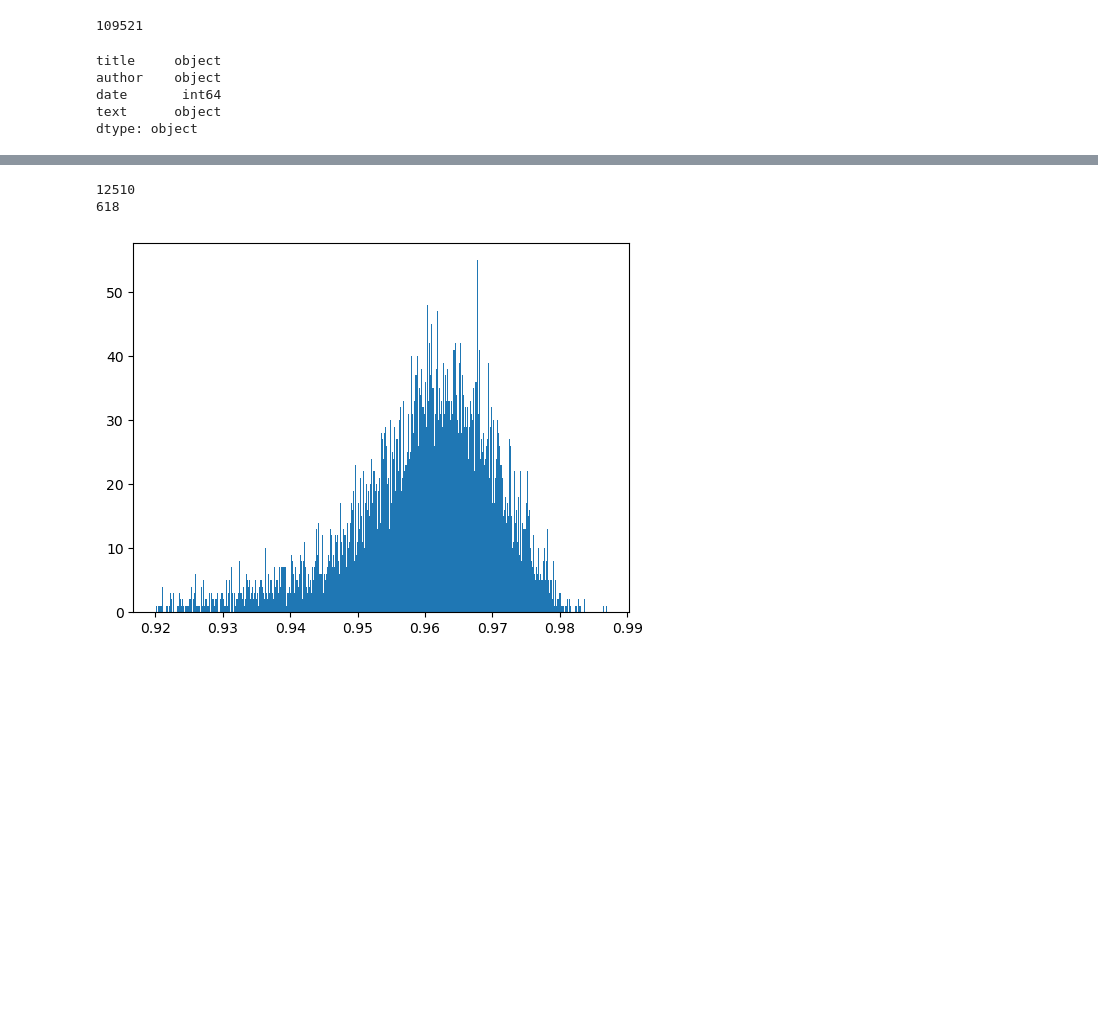
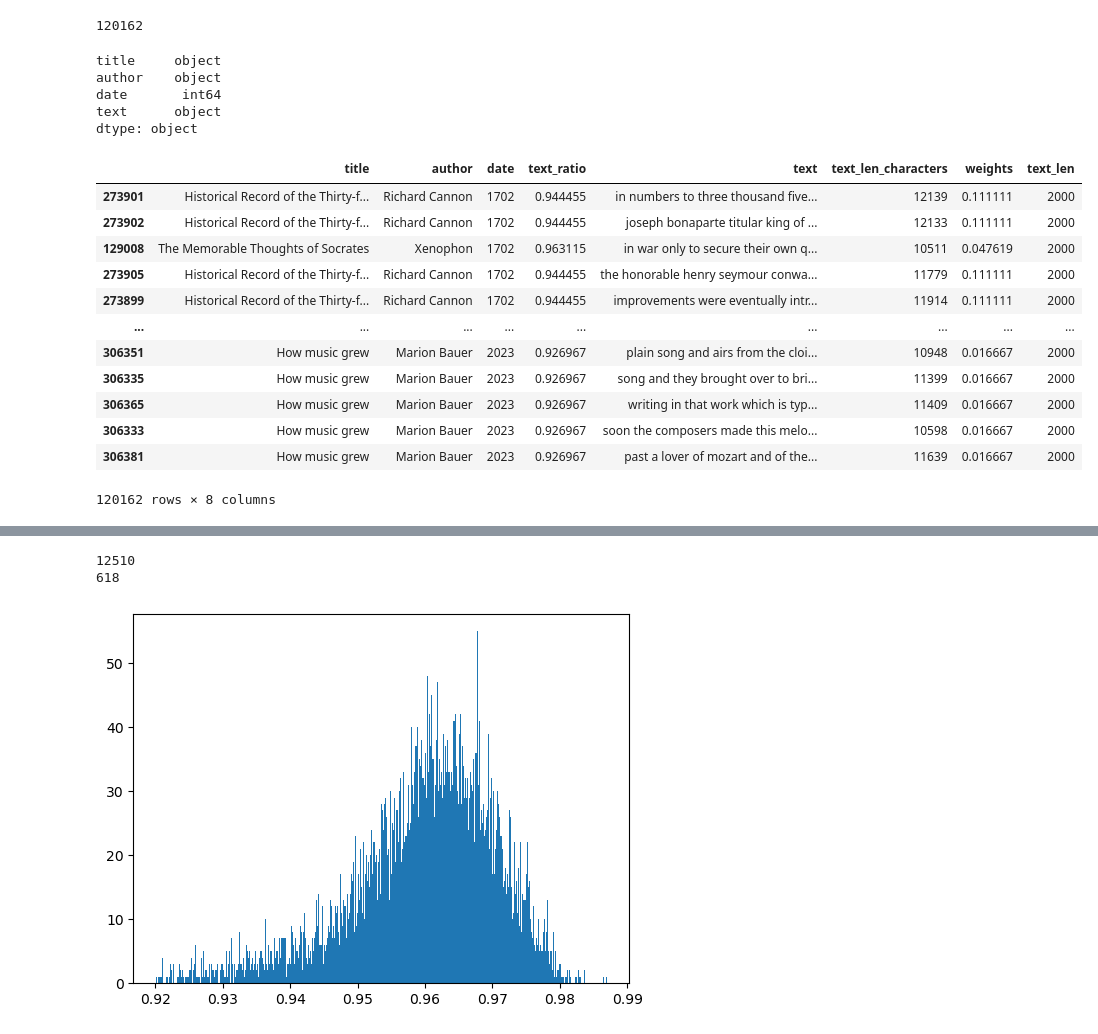
Before and after one commit to NeXTormer/LTM-LanguageTimeMachine, a Jupyter notebook: preprocessing/vis.ipynb, the cells around one changed output, grey strips where cells are left out. Saved outputs shown, nothing was run; the diff lists cells and outputs as text; code cells hidden in the pictures; blank space fills up the shorter version.

```diff
--- a/preprocessing/vis.ipynb
+++ b/preprocessing/vis.ipynb
@@ -2,11 +2,11 @@
 import pandas as pd
 import matplotlib.pyplot as plt
 # %%
-df = pd.read_csv('dataset.csv')
+df = pd.read_json('gutenberg-dataset-v2.json')
 
 print(len(df))
 # %% [output]
-109521
+120162
 # %%
 pd.set_option('display.width', 2000)
 pd.set_option('display.max_columns', 100)
@@ -34 +34,17 @@ df['text_len'] = df['text'].apply(lambda x: len(x))
+# %%
+df
+# %% [output]
+|  | title | author | date | text_ratio | text | text_len_characters | weights | text_len |
+| 273901 | Historical Record of the Thirty-f... | Richard Cannon | 1702 | 0.944455 | in numbers to three thousand five... | 12139 | 0.111111 | 2000 |
+| 273902 | Historical Record of the Thirty-f... | Richard Cannon | 1702 | 0.944455 | joseph bonaparte titular king of ... | 12133 | 0.111111 | 2000 |
+| 129008 | The Memorable Thoughts of Socrates | Xenophon | 1702 | 0.963115 | in war only to secure their own q... | 10511 | 0.047619 | 2000 |
+| 273905 | Historical Record of the Thirty-f... | Richard Cannon | 1702 | 0.944455 | the honorable henry seymour conwa... | 11779 | 0.111111 | 2000 |
+| 273899 | Historical Record of the Thirty-f... | Richard Cannon | 1702 | 0.944455 | improvements were eventually intr... | 11914 | 0.111111 | 2000 |
+| ... | ... | ... | ... | ... | ... | ... | ... | ... |
+| 306351 | How music grew | Marion Bauer | 2023 | 0.926967 | plain song and airs from the cloi... | 10948 | 0.016667 | 2000 |
+| 306335 | How music grew | Marion Bauer | 2023 | 0.926967 | song and they brought over to bri... | 11399 | 0.016667 | 2000 |
+| 306365 | How music grew | Marion Bauer | 2023 | 0.926967 | writing in that work which is typ... | 11409 | 0.016667 | 2000 |
+| 306333 | How music grew | Marion Bauer | 2023 | 0.926967 | soon the composers made this melo... | 10598 | 0.016667 | 2000 |
+| 306381 | How music grew | Marion Bauer | 2023 | 0.926967 | past a lover of mozart and of the... | 11639 | 0.016667 | 2000 |
+120162 rows × 8 columns
 # %%
```
Also changed, not shown: parts of 2 cells of this notebook, 6 other files.
